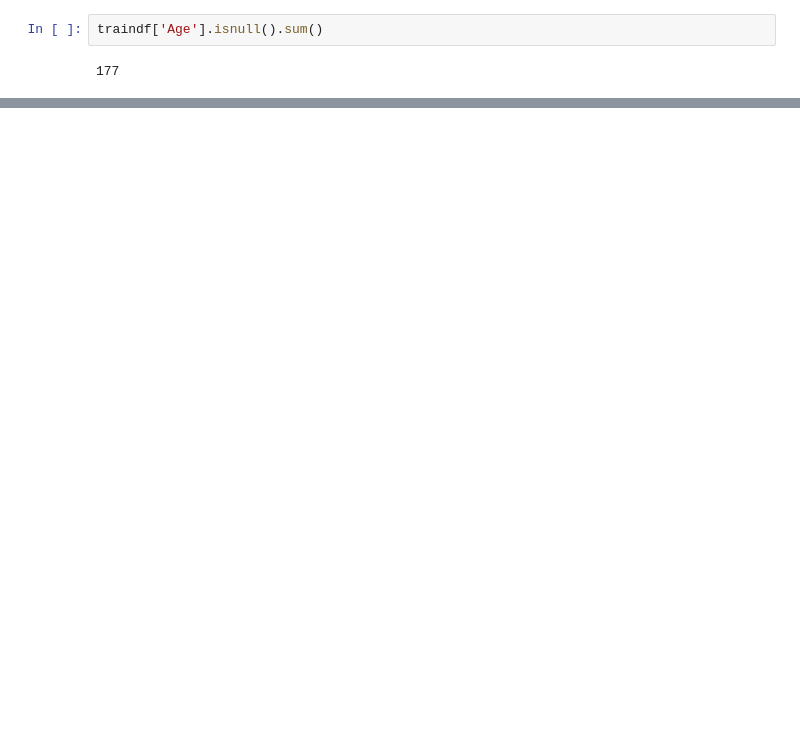
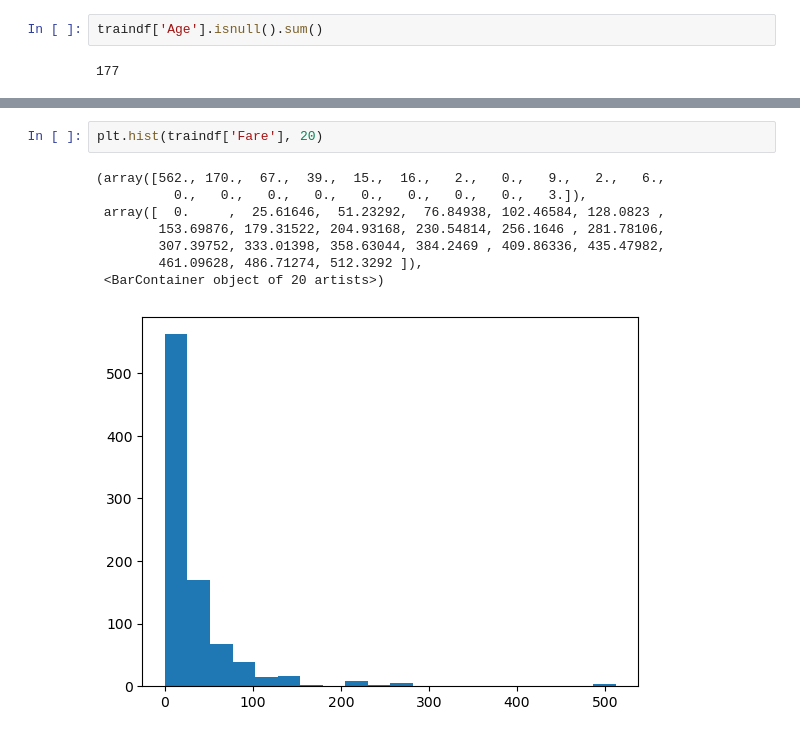
Before and after one commit to chwasiq0569/EDA-on-Titanic-Dataset, a Jupyter notebook: eda-on-titanic-dataset.ipynb, the cells around one changed output, grey strips where cells are left out. Cells and saved outputs as stored; diff of their text form; blank space fills up the shorter version.

Commit message:
Perfomed Univariate Analysis on Fare

```diff
--- a/eda-on-titanic-dataset.ipynb
+++ b/eda-on-titanic-dataset.ipynb
@@ -135,0 +160,11 @@ traindf['Age'].isnull().sum()
+# %%
+plt.hist(traindf['Fare'], 20)
+# %% [output]
+(array([562., 170.,  67.,  39.,  15.,  16.,   2.,   0.,   9.,   2.,   6.,
+          0.,   0.,   0.,   0.,   0.,   0.,   0.,   0.,   3.]),
+ array([  0.     ,  25.61646,  51.23292,  76.84938, 102.46584, 128.0823 ,
+        153.69876, 179.31522, 204.93168, 230.54814, 256.1646 , 281.78106,
+        307.39752, 333.01398, 358.63044, 384.2469 , 409.86336, 435.47982,
+        461.09628, 486.71274, 512.3292 ]),
+ <BarContainer object of 20 artists>)
+[figure, added]
```
Also changed, not shown: parts of 8 cells of this notebook.
